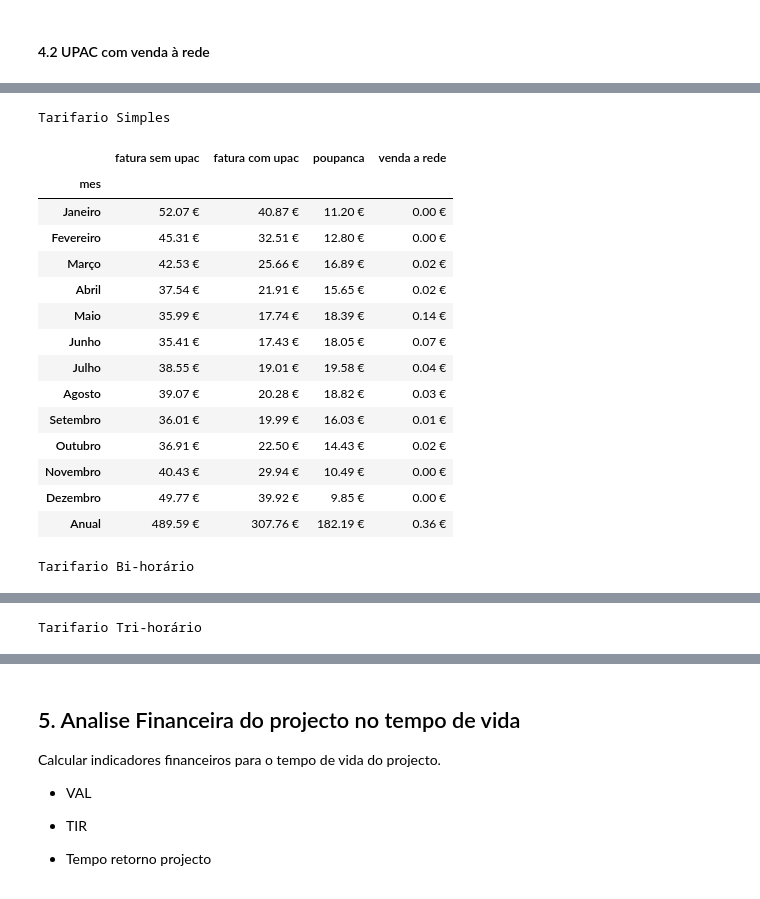
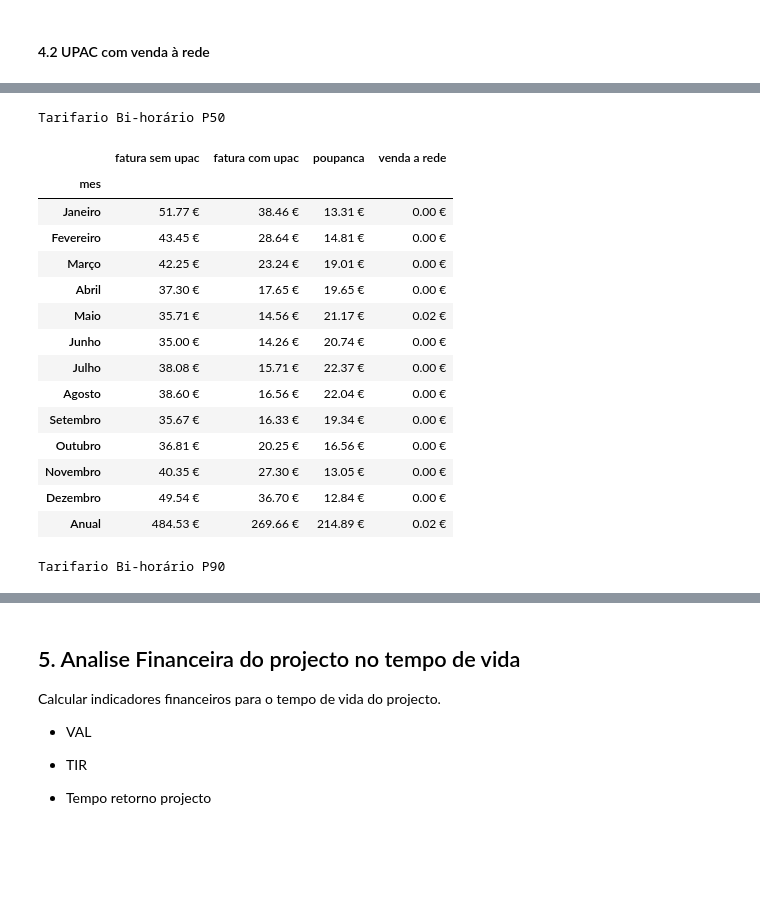
Before and after one commit to mig-l-f/ao-sol, a Jupyter notebook: templates/Analise UPAC com bateria.ipynb, the cells around one changed output, grey strips where cells are left out. Saved outputs shown, nothing was run; the diff lists cells and outputs as text; code cells hidden in the pictures; blank space fills up the shorter version.

```diff
--- a/templates/Analise UPAC com bateria.ipynb
+++ b/templates/Analise UPAC com bateria.ipynb
@@ -123,8 +124,8 @@ Consumo anual = 2400.0 kWh
 
 Produção estimada através do PV GIS
 # %%
-producao = pvgis.get_pvgis_hourly(lat, lon, ano_pvgis_db, ano_pvgis_db, surface_tilt=inclinacao, surface_azimuth=azimute, peakpower=capacidade_instalada, loss=perdas)
-producao = seriesprod.converter_pvgis_data(producao, ano_producao)
+producao = pvgis.get_pvgis_hourly(lat, lon, inicio_ano_pvgis, fim_ano_pvgis, surface_tilt=inclinacao, surface_azimuth=azimute, peakpower=capacidade_instalada, loss=perdas)
+producao = seriesprod.converter_pvgis_multiyear_ts(producao, ano_producao)
 # %%
 producao_mensal = producao.resample('M').sum()
 
@@ -145,9 +152,10 @@ energia_armaz = []
 
 if analise_com_bateria:
     bat = bateria.bateria(capacidade_bat, soc_min, soc_max)
+    bat_p90 = bateria.bateria(capacidade_bat, soc_min, soc_max)
 
     # data frames com armazenamento
     energia_armaz = consumo['consumo'].to_frame('consumo')
     energia_armaz = energia_armaz.join(producao, how="outer")
 
-    energia_armaz = ae.analisa_upac_com_armazenamento(energia_armaz, bat)
+    energia_armaz = ae.analisa_upac_com_armazenamento(energia_armaz, bat, True, bat_p90)
@@ -191,13 +201,10 @@ Custos mensais por tipo tarifario.
 # %%
 if analise_com_bateria:
     # custos tarifario simples
-    mensal_simples = af.analise_poupanca_anual_fatura(energia_armaz, ape.Tarifario.Simples, precos_energia, False)
-    simples_styler = mensal_simples.style.format("{:.2f} €").set_caption('Tarifario Simples').set_table_attributes("style='display:inline'")
+    mensal_simples = af.analise_poupanca_anual_fatura(energia_armaz, ape.Tarifario.Simples, precos_energia, False, ['consumo', 'consumo_rede'])
+    simples_styler = mensal_simples.style.format("{:.2f} €").set_caption('Tarifario Simples P50').set_table_attributes("style='display:inline'")
 
-    mensal_bihorario = af.analise_poupanca_anual_fatura(energia_armaz, ape.Tarifario.Bihorario, precos_energia, False)
-    bihorario_styler = mensal_bihorario.style.format("{:.2f} €").set_caption('Tarifario Bi-horário').set_table_attributes("style='display:inline'")
-
-    mensal_trihorario = af.analise_poupanca_anual_fatura(energia_armaz, ape.Tarifario.Trihorario, precos_energia, False, ano_tarifario)
-    trihorario_style = mensal_trihorario.style.format("{:.2f} €").set_caption('Tarifario Tri-horário').set_table_attributes("style='display:inline'")
-    display_html(simples_styler._repr_html_() + bihorario_styler._repr_html_() + trihorario_style._repr_html_(), raw=True)
+    mensal_simples_p90 = af.analise_poupanca_anual_fatura(energia_armaz, ape.Tarifario.Simples, precos_energia, False, ['consumo', 'consumo_rede_p90'])
+    simples_styler_p90 = mensal_simples_p90.style.format("{:.2f} €").set_caption('Tarifario Simples P90').set_table_attributes("style='display:inline'")
+    display_html(simples_styler._repr_html_() + simples_styler_p90._repr_html_(), raw=True)
 # %% [output]
@@ -251,0 +243,8 @@ Tarifario Tri-horário
+# %%
+if analise_com_bateria:
+    mensal_bihorario = af.analise_poupanca_anual_fatura(energia_armaz, ape.Tarifario.Bihorario, precos_energia, False, ['consumo', 'consumo_rede'])
+    bihorario_styler = mensal_bihorario.style.format("{:.2f} €").set_caption('Tarifario Bi-horário P50').set_table_attributes("style='display:inline'")
+
+    mensal_bihorario_p90 = af.analise_poupanca_anual_fatura(energia_armaz, ape.Tarifario.Bihorario, precos_energia, False, ['consumo', 'consumo_rede_p90'])
+    bihorario_styler_p90 = mensal_bihorario_p90.style.format("{:.2f} €").set_caption('Tarifario Bi-horário P50').set_table_attributes("style='display:inline'")
+    display_html(bihorario_styler._repr_html_() + bihorario_styler_p90._repr_html_(), raw=True)
@@ -254,32 +370,28 @@ Tarifario Tri-horário
 # %%
 if analise_com_bateria:
-    # simples
-    mensal_simples = af.analise_poupanca_anual_fatura(energia_armaz, ape.Tarifario.Simples, precos_energia, True)
-    simples_styler = mensal_simples.style.format("{:.2f} €").set_caption('Tarifario Simples').set_table_attributes("style='display:inline'")
+    mensal_bihorario = af.analise_poupanca_anual_fatura(energia_armaz, ape.Tarifario.Bihorario, precos_energia, True, ['consumo', 'consumo_rede', 'injeccao_rede'])
+    bihorario_styler = mensal_bihorario.style.format("{:.2f} €").set_caption('Tarifario Bi-horário P50').set_table_attributes("style='display:inline'")
 
-    mensal_bihorario = af.analise_poupanca_anual_fatura(energia_armaz, ape.Tarifario.Bihorario, precos_energia, True)
-    bihorario_styler = mensal_bihorario.style.format("{:.2f} €").set_caption('Tarifario Bi-horário').set_table_attributes("style='display:inline'")
-
-    mensal_trihorario = af.analise_poupanca_anual_fatura(energia_armaz, ape.Tarifario.Trihorario, precos_energia, True, ano_tarifario)
-    trihorario_style = mensal_trihorario.style.format("{:.2f} €").set_caption('Tarifario Tri-horário').set_table_attributes("style='display:inline'")
-    display_html(simples_styler._repr_html_() + bihorario_styler._repr_html_() + trihorario_style._repr_html_(), raw=True)
+    mensal_bihorario_p90 = af.analise_poupanca_anual_fatura(energia_armaz, ape.Tarifario.Bihorario, precos_energia, True, ['consumo', 'consumo_rede_p90', 'injeccao_rede_p90'])
+    bihorario_styler_p90 = mensal_bihorario_p90.style.format("{:.2f} €").set_caption('Tarifario Bi-horário P90').set_table_attributes("style='display:inline'")
+    display_html(bihorario_styler._repr_html_() + bihorario_styler_p90._repr_html_(), raw=True)
 # %% [output]
-Tarifario Simples
+Tarifario Bi-horário P50
 |  | fatura sem upac | fatura com upac | poupanca | venda a rede |
 | mes |  |  |  |  |
-| Janeiro | 52.07 € | 40.87 € | 11.20 € | 0.00 € |
-| Fevereiro | 45.31 € | 32.51 € | 12.80 € | 0.00 € |
-| Março | 42.53 € | 25.66 € | 16.89 € | 0.02 € |
-| Abril | 37.54 € | 21.91 € | 15.65 € | 0.02 € |
-| Maio | 35.99 € | 17.74 € | 18.39 € | 0.14 € |
-| Junho | 35.41 € | 17.43 € | 18.05 € | 0.07 € |
-| Julho | 38.55 € | 19.01 € | 19.58 € | 0.04 € |
-| Agosto | 39.07 € | 20.28 € | 18.82 € | 0.03 € |
-| Setembro | 36.01 € | 19.99 € | 16.03 € | 0.01 € |
-| Outubro | 36.91 € | 22.50 € | 14.43 € | 0.02 € |
-| Novembro | 40.43 € | 29.94 € | 10.49 € | 0.00 € |
-| Dezembro | 49.77 € | 39.92 € | 9.85 € | 0.00 € |
-| Anual | 489.59 € | 307.76 € | 182.19 € | 0.36 € |
+| Janeiro | 51.77 € | 38.46 € | 13.31 € | 0.00 € |
+| Fevereiro | 43.45 € | 28.64 € | 14.81 € | 0.00 € |
+| Março | 42.25 € | 23.24 € | 19.01 € | 0.00 € |
+| Abril | 37.30 € | 17.65 € | 19.65 € | 0.00 € |
+| Maio | 35.71 € | 14.56 € | 21.17 € | 0.02 € |
+| Junho | 35.00 € | 14.26 € | 20.74 € | 0.00 € |
+| Julho | 38.08 € | 15.71 € | 22.37 € | 0.00 € |
+| Agosto | 38.60 € | 16.56 € | 22.04 € | 0.00 € |
+| Setembro | 35.67 € | 16.33 € | 19.34 € | 0.00 € |
+| Outubro | 36.81 € | 20.25 € | 16.56 € | 0.00 € |
+| Novembro | 40.35 € | 27.30 € | 13.05 € | 0.00 € |
+| Dezembro | 49.54 € | 36.70 € | 12.84 € | 0.00 € |
+| Anual | 484.53 € | 269.66 € | 214.89 € | 0.02 € |
-Tarifario Bi-horário
+Tarifario Bi-horário P90
 |  | fatura sem upac | fatura com upac | poupanca | venda a rede |
 | mes |  |  |  |  |
@@ -299 +410,0 @@ Tarifario Bi-horário
-Tarifario Tri-horário
```
Also changed, not shown: parts of 15 cells of this notebook, 8 other files.
